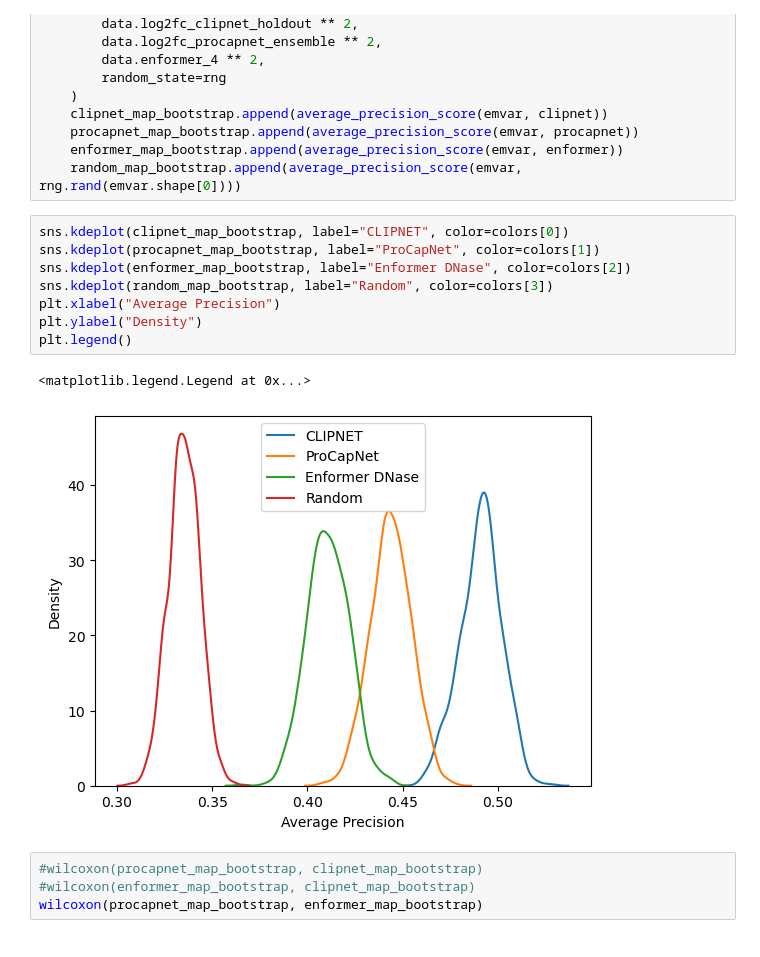
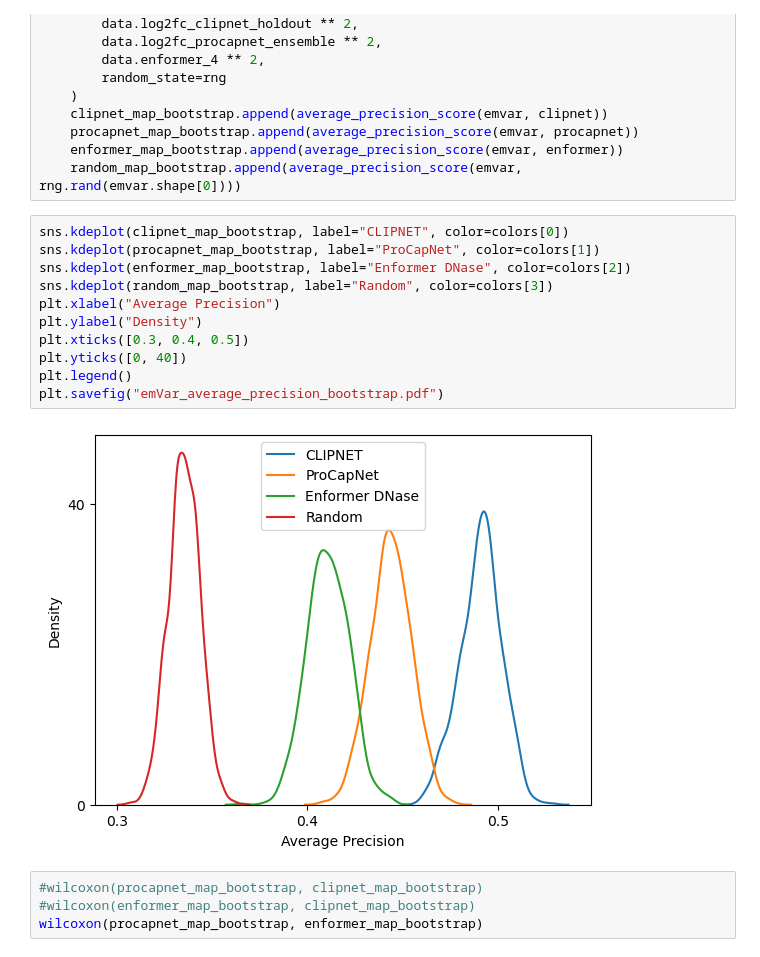
Before and after one commit to Danko-Lab/clipnet_k562, a Jupyter notebook: siraj_mpra/emvar_prediction_all_evals.ipynb, the cells around one changed output. Saved outputs shown, nothing was run; the diff lists cells and outputs as text.

```diff
--- a/siraj_mpra/emvar_prediction_all_evals.ipynb
+++ b/siraj_mpra/emvar_prediction_all_evals.ipynb
@@ -132,14 +132,16 @@ for i in range(1000):
 # %%
 sns.kdeplot(clipnet_map_bootstrap, label="CLIPNET", color=colors[0])
 sns.kdeplot(procapnet_map_bootstrap, label="ProCapNet", color=colors[1])
 sns.kdeplot(enformer_map_bootstrap, label="Enformer DNase", color=colors[2])
 sns.kdeplot(random_map_bootstrap, label="Random", color=colors[3])
 plt.xlabel("Average Precision")
 plt.ylabel("Density")
+plt.xticks([0.3, 0.4, 0.5])
+plt.yticks([0, 40])
 plt.legend()
+plt.savefig("emVar_average_precision_bootstrap.pdf")
 # %% [output]
-<matplotlib.legend.Legend at 0x...>
-[figure, old version]
+[figure, new version]
 # %%
 #wilcoxon(procapnet_map_bootstrap, clipnet_map_bootstrap)
 #wilcoxon(enformer_map_bootstrap, clipnet_map_bootstrap)
```
Also changed, not shown: parts of 2 cells of this notebook, 2 other files.
